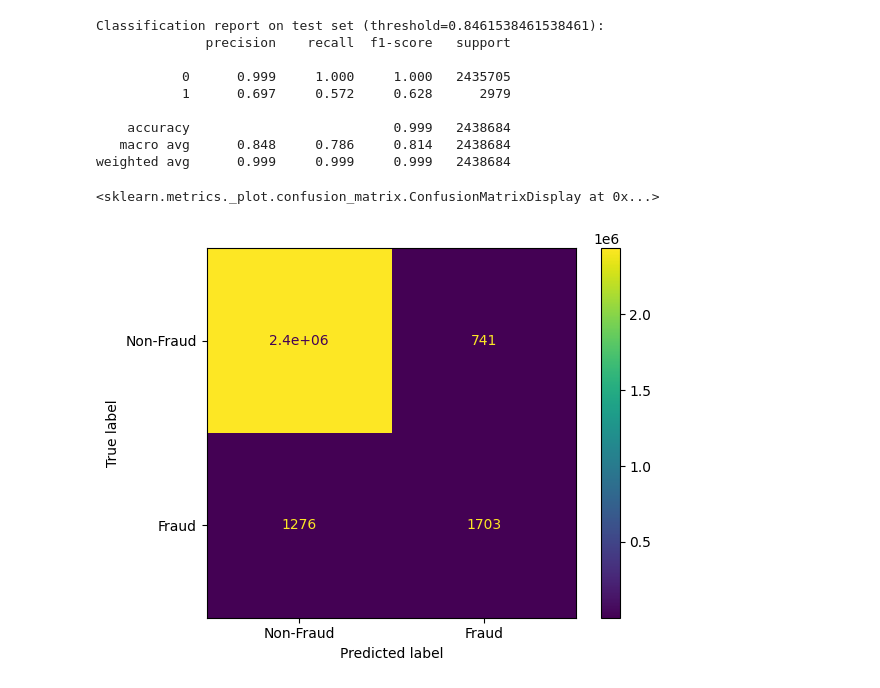
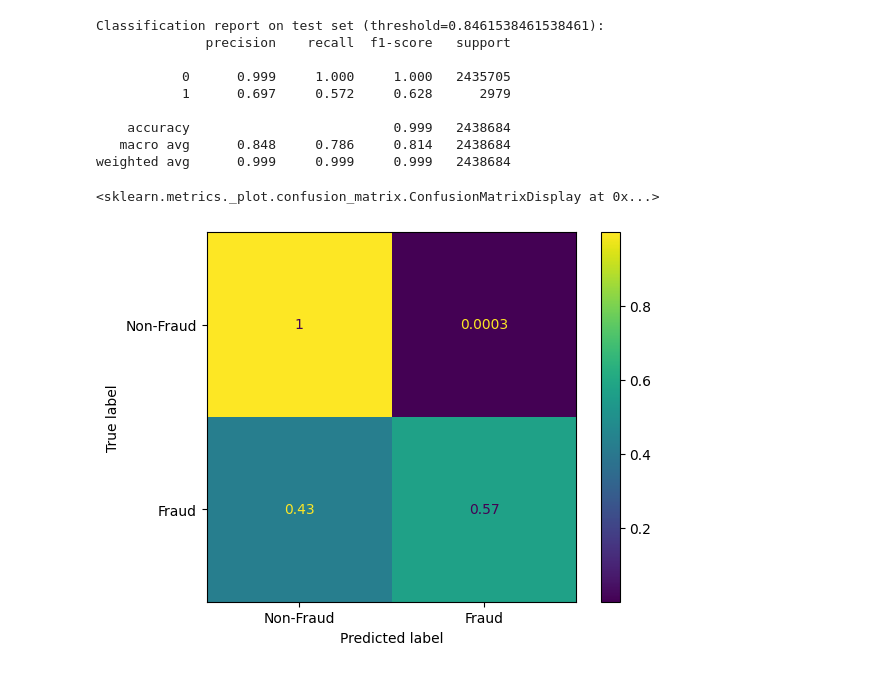
Before and after one commit to kenteobx/Credit-Card-Fraud-Detection, a Jupyter notebook: Notebooks/Random Forest/Random Forest Classifier.ipynb, the cells around one changed output. Saved outputs shown, nothing was run; the diff lists cells and outputs as text; code cells hidden in the pictures.

```diff
--- a/Notebooks/Random Forest/Random Forest Classifier.ipynb
+++ b/Notebooks/Random Forest/Random Forest Classifier.ipynb
@@ -209,9 +209,9 @@ Classification report on test set (threshold=0.8461538461538461):
 weighted avg      0.999     0.999     0.999   2438684
 # %%
 # Confusion matrix
-cm = confusion_matrix(y_test, y_test_pred, labels=[0, 1])
+cm = confusion_matrix(y_test, y_test_pred, labels=[0, 1], normalize='true')
 disp = ConfusionMatrixDisplay(confusion_matrix=cm, display_labels=["Non-Fraud", "Fraud"])
 disp.plot()
 # %% [output]
 <sklearn.metrics._plot.confusion_matrix.ConfusionMatrixDisplay at 0x...>
-[figure, old version]
+[figure, new version]
```
